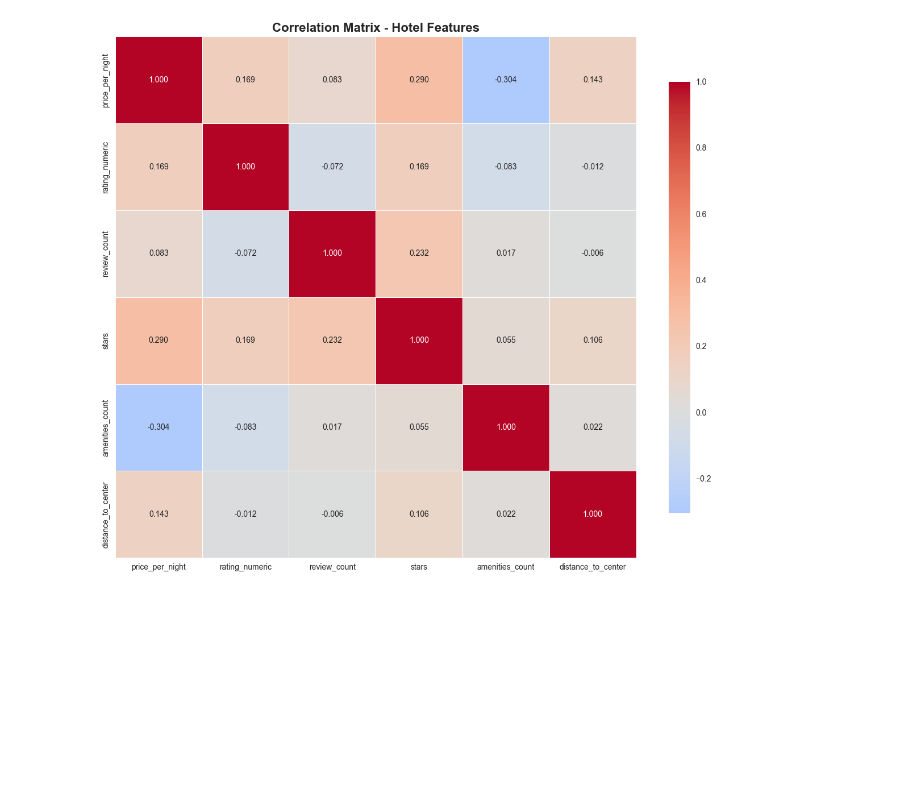
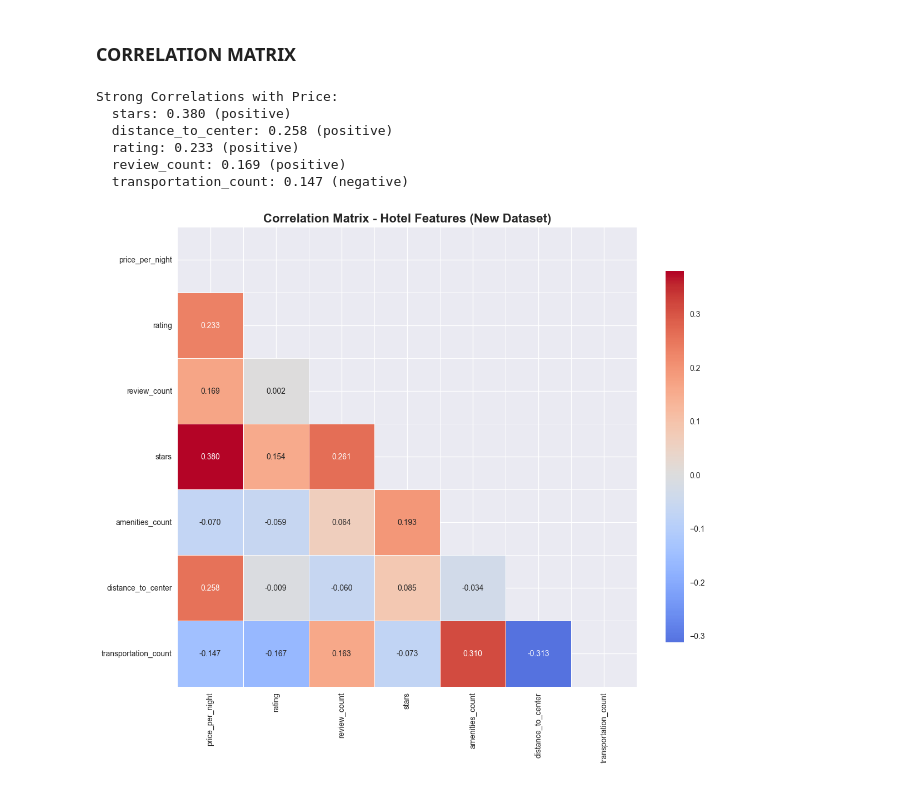
Before and after one commit to TechmoNoway/hotel-price-prediction-analysis, a Jupyter notebook: main.ipynb, the cells around one changed output. Drawn from its saved outputs; the diff is of its cells as text; code cells hidden in the pictures; blank space fills up the shorter version.

```diff
--- a/main.ipynb
+++ b/main.ipynb
@@ -238,19 +356,53 @@ plt.show()
+# %% [markdown]
+### CORRELATION MATRIX
 # %%
-# 10. CORRELATION MATRIX
 plt.figure(figsize=(12, 10))
-numeric_cols = ['price_per_night', 'rating_numeric', 'review_count', 'stars', 'amenities_count', 'distance_to_center']
+numeric_cols = [
+    "price_per_night",
+    "rating",
+    "review_count",
+    "stars",
+    "amenities_count",
+    "distance_to_center",
+    "transportation_count"
+]
 
 for col in numeric_cols:
-    df[col] = pd.to_numeric(df[col], errors='coerce')
+    if col in df.columns:
+        df[col] = pd.to_numeric(df[col], errors="coerce")
 
 correlation_matrix = df[numeric_cols].corr()
-sns.heatmap(correlation_matrix, annot=True, cmap='coolwarm', center=0, square=True,
-            linewidths=0.5, cbar_kws={"shrink": .8}, fmt='.3f')
-plt.title('Correlation Matrix - Hotel Features', fontsize=16, fontweight='bold')
+
+sns.heatmap(
+    correlation_matrix,
+    annot=True,
+    cmap="coolwarm",
+    center=0,
+    square=True,
+    linewidths=0.5,
+    cbar_kws={"shrink": 0.8},
+    fmt=".3f",
+    mask=np.triu(np.ones_like(correlation_matrix, dtype=bool))
+)
+plt.title("Correlation Matrix - Hotel Features (New Dataset)", fontsize=16, fontweight="bold")
 plt.tight_layout()
+
+print("Strong Correlations with Price:")
+price_corr = correlation_matrix["price_per_night"].abs().sort_values(ascending=False)
+for feature, corr in price_corr.items():
+    if feature != "price_per_night" and abs(corr) > 0.1:
+        direction = "positive" if correlation_matrix["price_per_night"][feature] > 0 else "negative"
+        print(f"  {feature}: {corr:.3f} ({direction})")
+
 plt.show()
 # %% [output]
+Strong Correlations with Price:
+  stars: 0.380 (positive)
+  distance_to_center: 0.258 (positive)
+  rating: 0.233 (positive)
+  review_count: 0.169 (positive)
+  transportation_count: 0.147 (negative)
-[figure, old version]
+[figure, new version]
 # %%
 # 11. STAR RATING DISTRIBUTION
 plt.figure(figsize=(10, 8))
```
Also changed, not shown: parts of 32 cells of this notebook, 2 other files.
